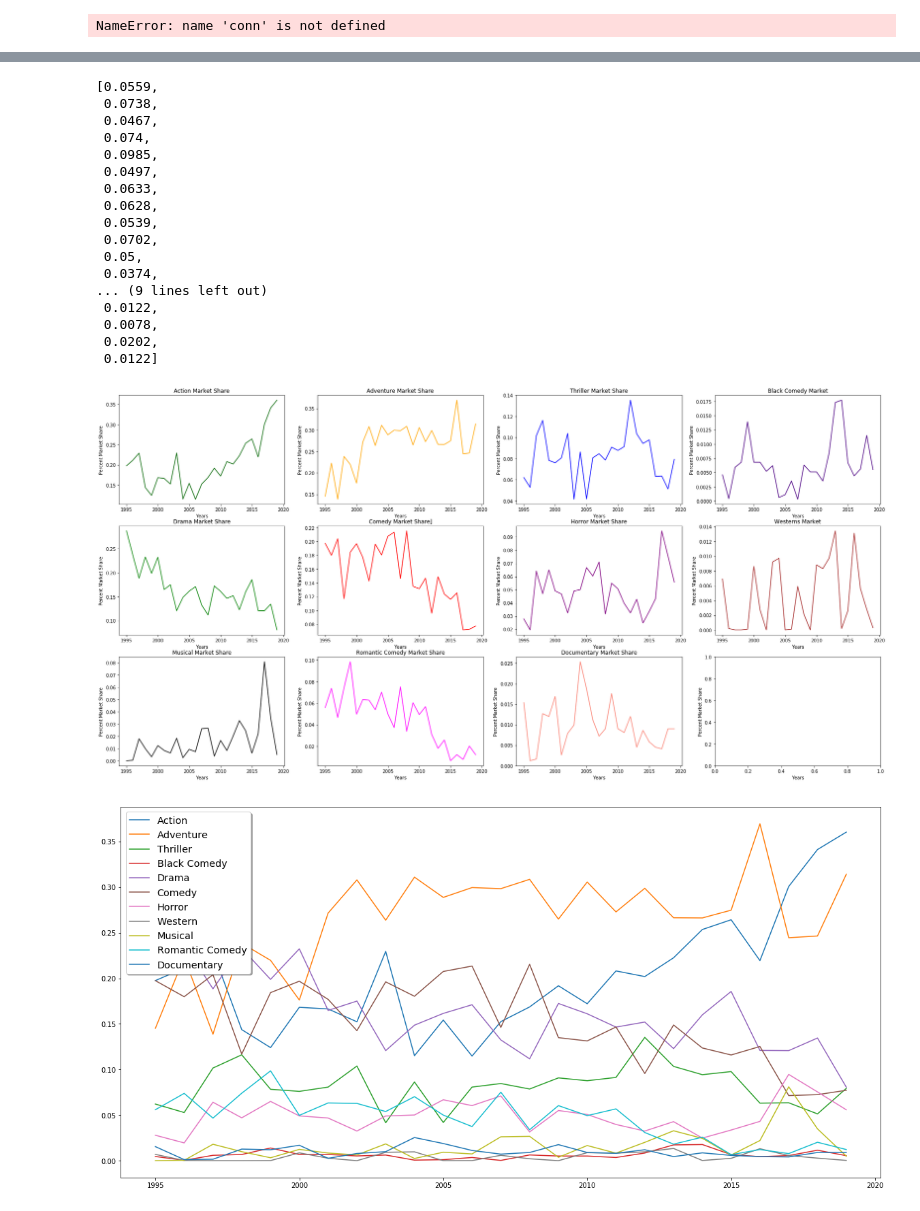
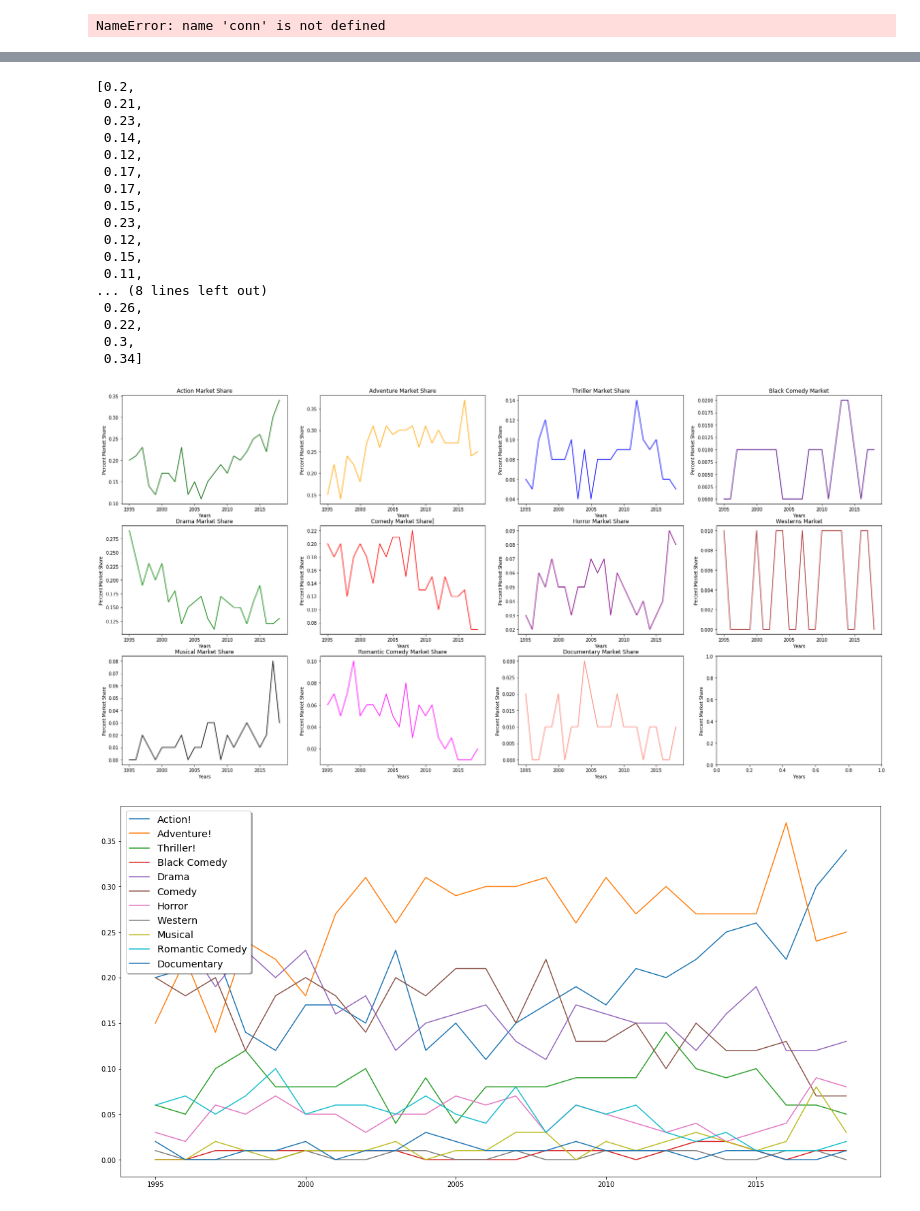
Before and after one commit to xxristoskk/microflix, a Jupyter notebook: Matplot Lib genre data.ipynb, the cells around one changed output, grey strips where cells are left out. Cells and saved outputs as stored; diff of their text form; code cells hidden in the pictures.

```diff
--- a/Matplot Lib genre data.ipynb
+++ b/Matplot Lib genre data.ipynb
@@ -66,7 +66,7 @@ q16 = "select market_share from genre_data where genre = 'Reality'"
 q17 = 'select year from genre_data where genre = "Action"'
 
 years=movie(q17)
-years_list = list(years['year'])
+years_list = list(years['year'])[:-1]
 years_list
 #set lambda functions
 # %% [output]
@@ -105,20 +105,21 @@ reality_market = []
 
 #open up lists
 
-action_market=list(movie(q2)['market_share'])
-adventure_market=list(movie(q3)['market_share'])
-drama_market=list(movie(q4)['market_share'])
-comedy_market=list(movie(q5)['market_share'])
-thriller_market=list(movie(q6)['market_share'])
-horror_market=list(movie(q7)['market_share'])
-romantic_market=list(movie(q8)['market_share'])
-musical_market=list(movie(q9)['market_share'])
-documentary_market=list(movie(q10)['market_share'])
-black_comedy_market=list(movie(q11)['market_share'])
-western_market=list(movie(q12)['market_share'])
-concert_market=list(movie(q14)['market_share'])
-multiple_market=list(movie(q15)['market_share'])
-reality_market=list(movie(q16)['market_share'])
+action_market=list(movie(q2)['market_share'])[:-1]
+adventure_market=list(movie(q3)['market_share'])[:-1]
+drama_market=list(movie(q4)['market_share'])[:-1]
+comedy_market=list(movie(q5)['market_share'])[:-1]
+thriller_market=list(movie(q6)['market_share'])[:-1]
+horror_market=list(movie(q7)['market_share'])[:-1]
+romantic_market=list(movie(q8)['market_share'])[:-1]
+musical_market=list(movie(q9)['market_share'])[:-1]
+documentary_market=list(movie(q10)['market_share'])[:-1]
+black_comedy_market=list(movie(q11)['market_share'])[:-1]
+western_market=list(movie(q12)['market_share'])[:-1]
+concert_market=list(movie(q14)['market_share'])[:-1]
+multiple_market=list(movie(q15)['market_share'])[:-1]
+reality_market=list(movie(q16)['market_share'])[:-1]
+
 
 #populate lists with "market share" value from lambda'ed dataframe.
 # %%
@@ -126,5 +128,3 @@ musical_market.insert(0,0)
 western_market.insert(2,0)
 western_market.insert(3,0)
 western_market.insert(7,0)
-# %%
-action_market=movie(q2)
@@ -131,25 +151,25 @@ action_market=movie(q2)
 # %%
 # action_list = list(action_market['market_share'])
 #testing separation of values from df
-romantic_market
+action_market
 # %% [output]
-[0.0559,
- 0.0738,
- 0.0467,
- 0.074,
- 0.0985,
- 0.0497,
- 0.0633,
- 0.0628,
- 0.0539,
- 0.0702,
- 0.05,
- 0.0374,
-... (9 lines left out)
- 0.0122,
- 0.0078,
- 0.0202,
- 0.0122]
+[0.2,
+ 0.21,
+ 0.23,
+ 0.14,
+ 0.12,
+ 0.17,
+ 0.17,
+ 0.15,
+ 0.23,
+ 0.12,
+ 0.15,
+ 0.11,
+... (8 lines left out)
+ 0.26,
+ 0.22,
+ 0.3,
+ 0.34]
 # %%
 x = years_list
 fig, axs = plt.subplots(3, 4, figsize=(30,15))
@@ -184,37 +204,37 @@ for ax in axs.flat:
 # for ax in axs.flat:
 #     ax.label_outer()
 # %% [output]
-[figure, old version]
+[figure, new version]
 # %%
 plt.figure(figsize=(20,10))
 
 x = years_list
 y_1 = action_market
 y_2 = adventure_market
 y_3 = thriller_market
 y_4 = black_comedy_market
 y_5 = drama_market
 y_6 = comedy_market
 y_7 = horror_market
 y_8 = western_market
 y_9 = musical_market
 y_10 = romantic_market
 y_11 = documentary_market
 
-plt.plot(x, y_1, label = 'Action')
-plt.plot(x, y_2, label = 'Adventure')
-plt.plot(x, y_3, label = 'Thriller')
+plt.plot(x, y_1, label = 'Action!')
+plt.plot(x, y_2, label = 'Adventure!')
+plt.plot(x, y_3, label = 'Thriller!')
 plt.plot(x, y_4, label = 'Black Comedy')
 plt.plot(x, y_5, label = 'Drama')
 plt.plot(x, y_6, label = 'Comedy')
 plt.plot(x, y_7, label = 'Horror')
 plt.plot(x, y_8, label = 'Western')
 plt.plot(x, y_9, label = 'Musical')
 plt.plot(x, y_10, label = 'Romantic Comedy')
 plt.plot(x, y_11, label = 'Documentary')
 
 legend = plt.legend(loc='upper left', shadow=True, fontsize='x-large')
 
 plt.show()
 # %% [output]
-[figure, old version]
+[figure, new version]
```
Also changed, not shown: parts of 13 cells of this notebook, 2 other files.
